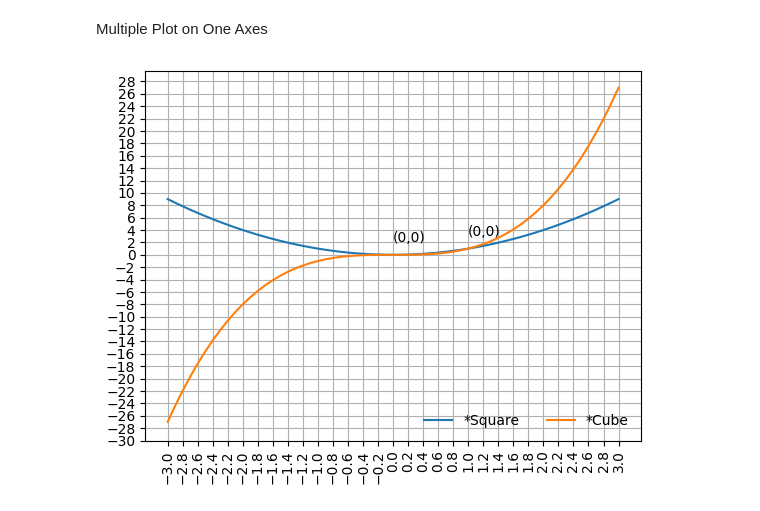
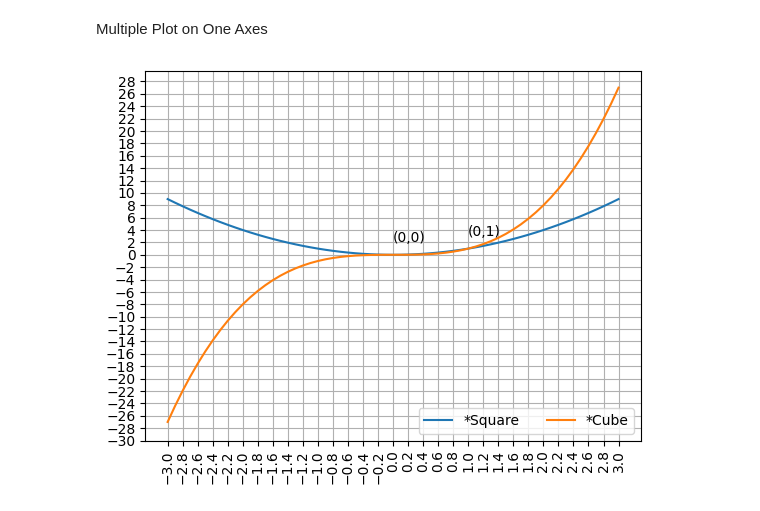
Before and after one commit to VishalDeoPrasad/InterviewBit, a Jupyter notebook: 15. Matplotlib/Matplotlib.ipynb, the cells around one changed output. Cells and saved outputs as stored; diff of their text form; code cells hidden in the pictures.

```diff
--- a/15. Matplotlib/Matplotlib.ipynb
+++ b/15. Matplotlib/Matplotlib.ipynb
@@ -100,20 +102,20 @@ Multiple Plot on One Axes
 # %%
 import numpy as np
 x_val = np.arange(-3, 3.1, 0.1)
 y_val1 = x_val**2
 y_val2 = x_val**3
 
 plt.plot(x_val, y_val1, label="Square")
 plt.plot(x_val, y_val2, label="Cube")
 
 plt.text(0,0+2,"(0,0)")
-plt.text(1,1+2,"(0,0)")
+plt.text(1,1+2,"(0,1)")
 
 plt.xticks(np.arange(-3, 3.2, 0.2), rotation=90)
 plt.yticks(np.arange(-30, 30, 2))
 
-plt.legend(["*Square","*Cube"], loc="lower right", ncol=2, frameon=False)
+plt.legend(["*Square","*Cube"], loc="lower right", ncol=2, frameon=True)
 plt.grid()
 plt.show()
 # %% [output]
-[figure, old version]
+[figure, new version]
```
Also changed, not shown: parts of 26 cells of this notebook.
